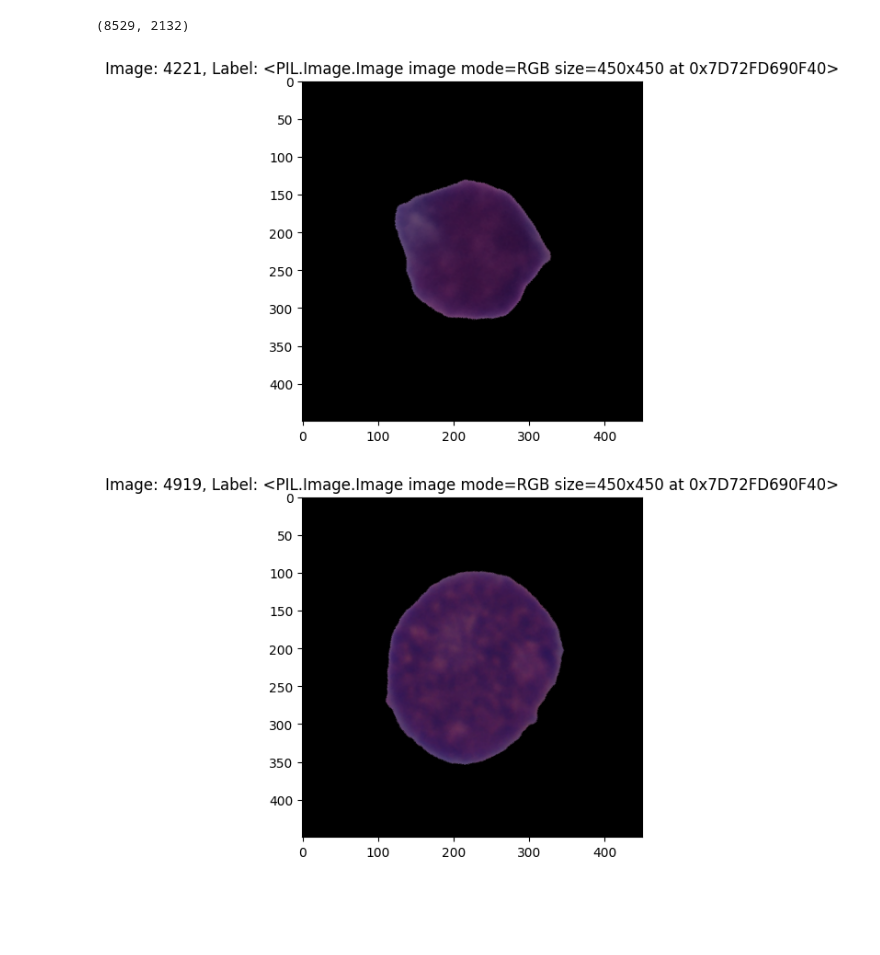
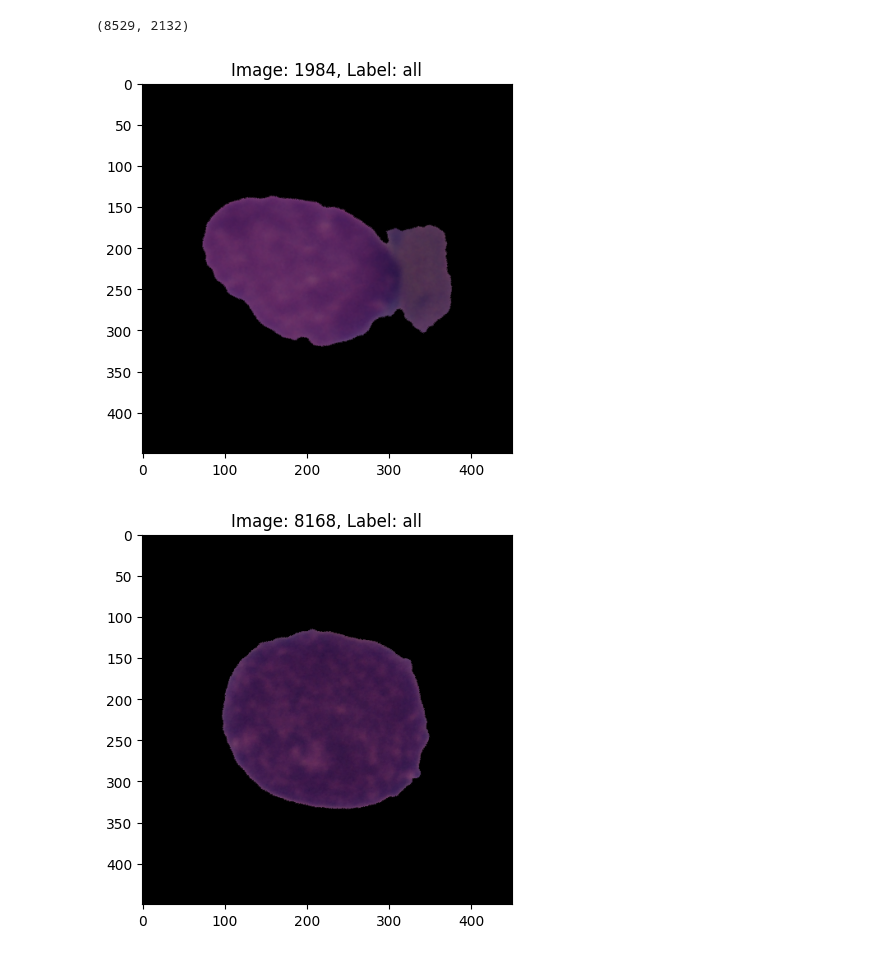
Before and after one commit to YuriiKlim/AI, a Jupyter notebook: image_clas_lab.ipynb, the cells around one changed output. Saved outputs shown, nothing was run; the diff lists cells and outputs as text; code cells hidden in the pictures; blank space fills up the shorter version.

```diff
--- a/image_clas_lab.ipynb
+++ b/image_clas_lab.ipynb
@@ -45,7 +45,7 @@ train_ratio = 0.8
 
 train_data, val_data = random_split(dataset, [train_ratio, 1-train_ratio])
 # %%
-image_tensor, label = dataset[0]
+image_tensor, label = dataset[2]
 # %%
 train_transform = transforms.Compose([
     transforms.Resize((450, 450)),
@@ -93,20 +93,20 @@ val_loader = torch.utils.data.DataLoader(val_data, shuffle=True, batch_size=batc
 # %%
 import matplotlib.pyplot as plt
 import random
 
 for _ in range(3):
     rand = random.randint(0, 10660)
     img, label = dataset[rand]
 
     img = img.numpy()
 
     img = img.transpose((1, 2, 0))
 
-    label_name = dataset.classes[label]
+    label_name = dataset0.classes[label]
 
     plt.imshow(img)
     plt.title(f"Image: {rand+1}, Label: {label_name}")
     plt.show()
 # %% [output]
-[figure, old version]
+[figure, new version]
-[figure, old version]
+[figure, new version]
```
Also changed, not shown: parts of 2 cells of this notebook.
